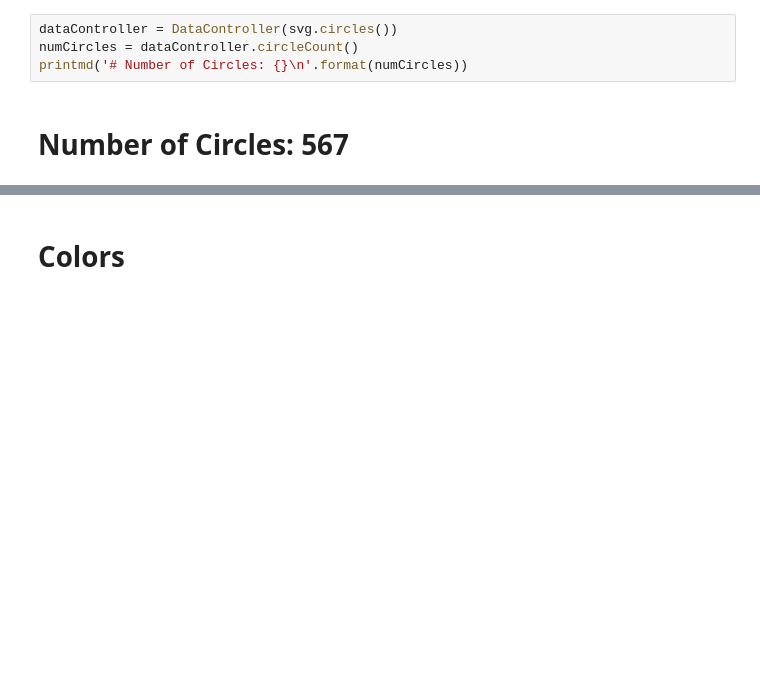
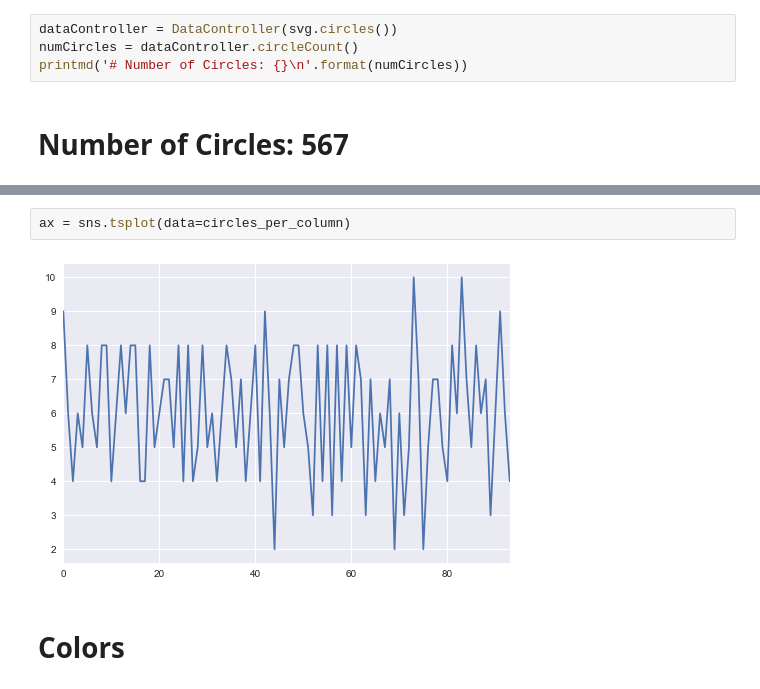
Before and after one commit to matthewsommer/experior, a Jupyter notebook: python/dotcipher/dotcipher.ipynb, the cells around one changed output, grey strips where cells are left out. Cells and saved outputs as stored; diff of their text form; blank space fills up the shorter version.

```diff
--- a/python/dotcipher/dotcipher.ipynb
+++ b/python/dotcipher/dotcipher.ipynb
@@ -194,3 +227,7 @@ printmd('# Number of Circles: {}\n'.format(numCircles))
+# %%
+ax = sns.tsplot(data=circles_per_column)
+# %% [output]
+[figure, added]
 # %% [markdown]
 # Colors
 # %%
```
Also changed, not shown: parts of 10 cells of this notebook.
